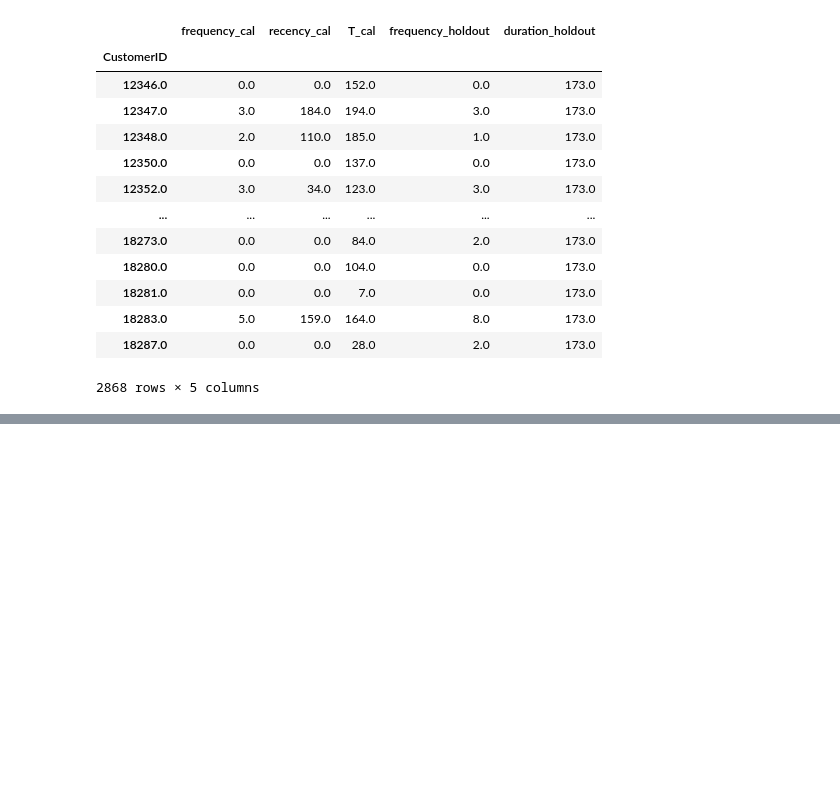
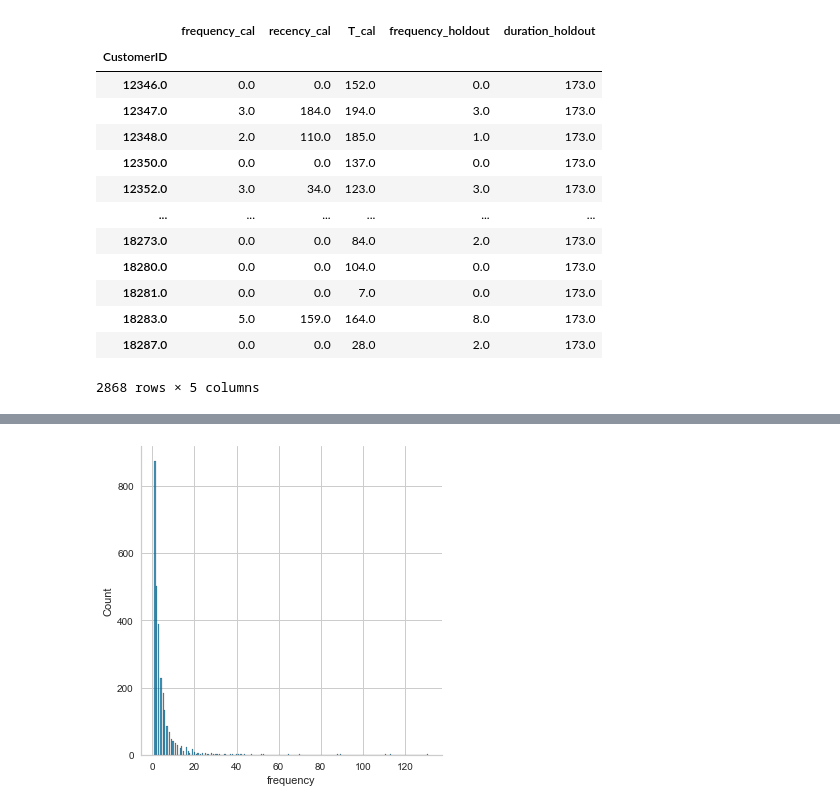
Before and after one commit to kushalasn/RFM-Based-Segmentation, a Jupyter notebook: cltv.ipynb, the cells around one changed output, grey strips where cells are left out. Saved outputs shown, nothing was run; the diff lists cells and outputs as text; code cells hidden in the pictures; blank space fills up the shorter version.

```diff
--- a/cltv.ipynb
+++ b/cltv.ipynb
@@ -173,0 +531,5 @@ df_rfmt_cal
+# %%
+sns.displot(df_rfmt['frequency'])
+plt.show()
+# %% [output]
+[figure, added]
```
Also changed, not shown: parts of 41 cells of this notebook.
